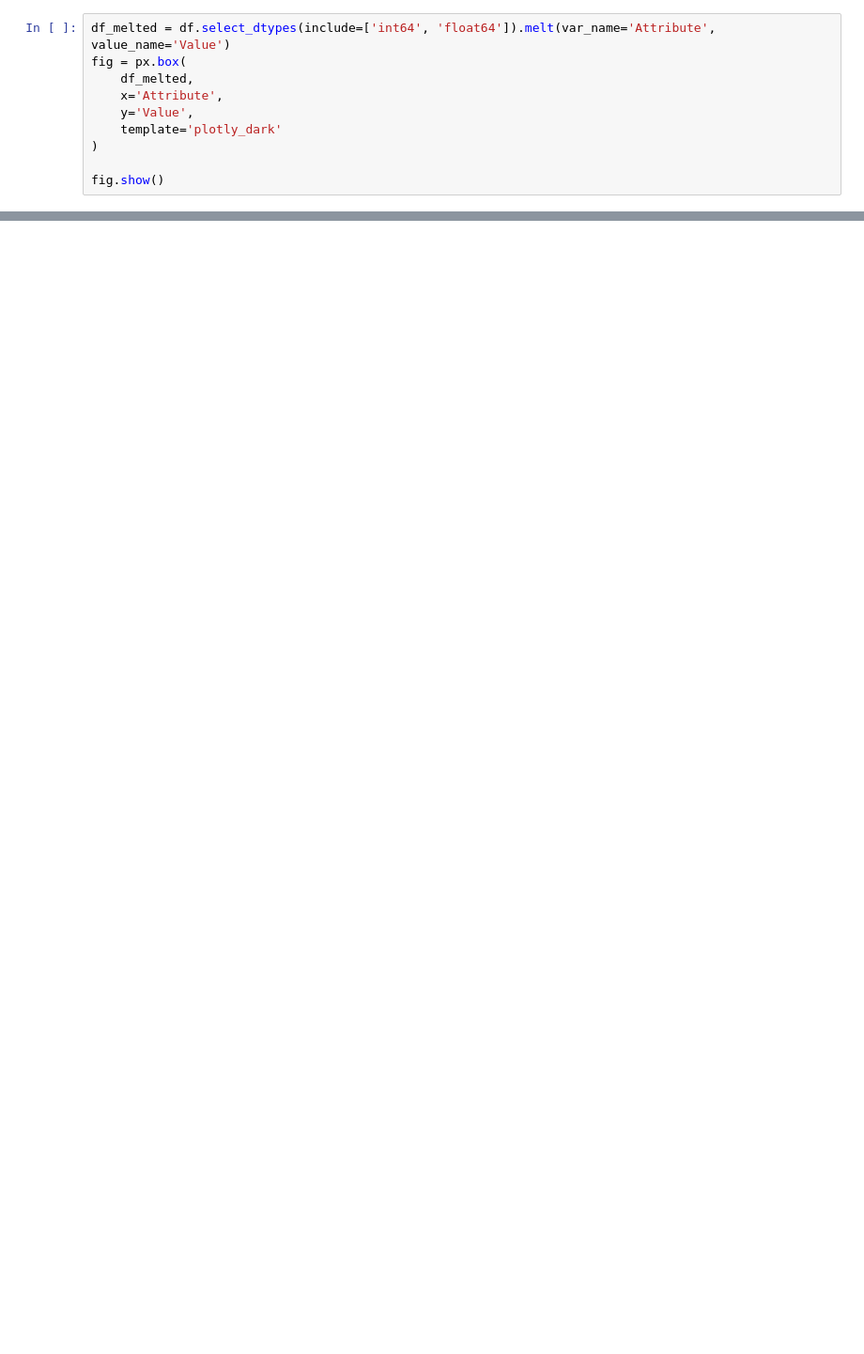
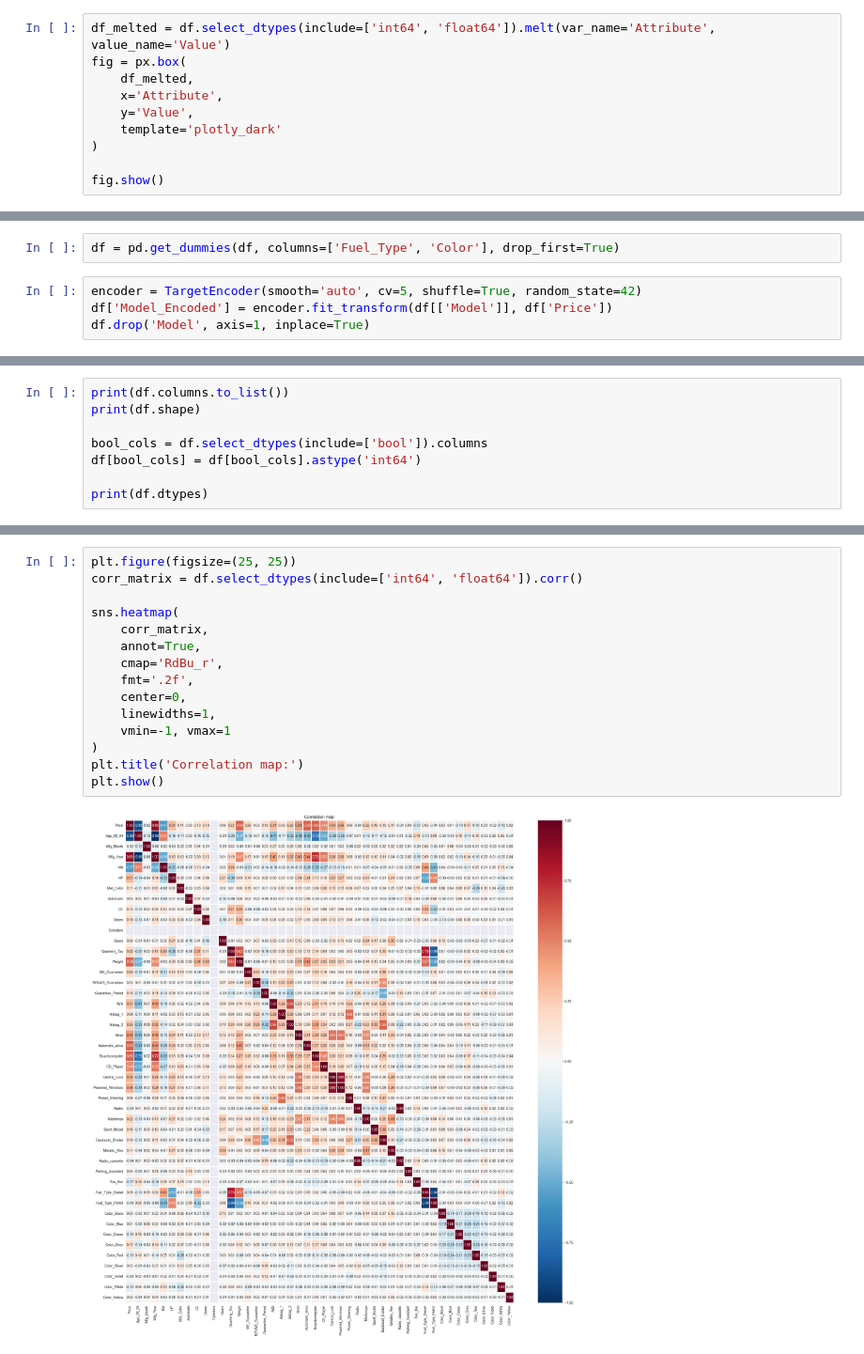
Before and after one commit to topj0bstule/ML_Course, a Jupyter notebook: hw04_/hw04_notebook.ipynb, the cells around one changed output, grey strips where cells are left out. Shown at 94% size. Cells and saved outputs as stored; diff of their text form; blank space fills up the shorter version.

Commit message:
encoding, heatmap and eda conclusion

```diff
--- a/hw04_/hw04_notebook.ipynb
+++ b/hw04_/hw04_notebook.ipynb
@@ -214,0 +238,6 @@ fig.show()
+# %%
+df = pd.get_dummies(df, columns=['Fuel_Type', 'Color'], drop_first=True)
+# %%
+encoder = TargetEncoder(smooth='auto', cv=5, shuffle=True, random_state=42)
+df['Model_Encoded'] = encoder.fit_transform(df[['Model']], df['Price'])
+df.drop('Model', axis=1, inplace=True)
@@ -214,0 +248,8 @@ fig.show()
+# %%
+print(df.columns.to_list())
+print(df.shape)
+
+bool_cols = df.select_dtypes(include=['bool']).columns
+df[bool_cols] = df[bool_cols].astype('int64')
+
+print(df.dtypes)
@@ -214,0 +274,17 @@ fig.show()
+# %%
+plt.figure(figsize=(25, 25))
+corr_matrix = df.select_dtypes(include=['int64', 'float64']).corr()
+
+sns.heatmap(
+    corr_matrix,
+    annot=True,
+    cmap='RdBu_r',
+    fmt='.2f',
+    center=0,
+    linewidths=1,
+    vmin=-1, vmax=1
+)
+plt.title('Correlation map:')
+plt.show()
+# %% [output]
+[figure, added]
```
Also changed, not shown: parts of 26 cells of this notebook.
